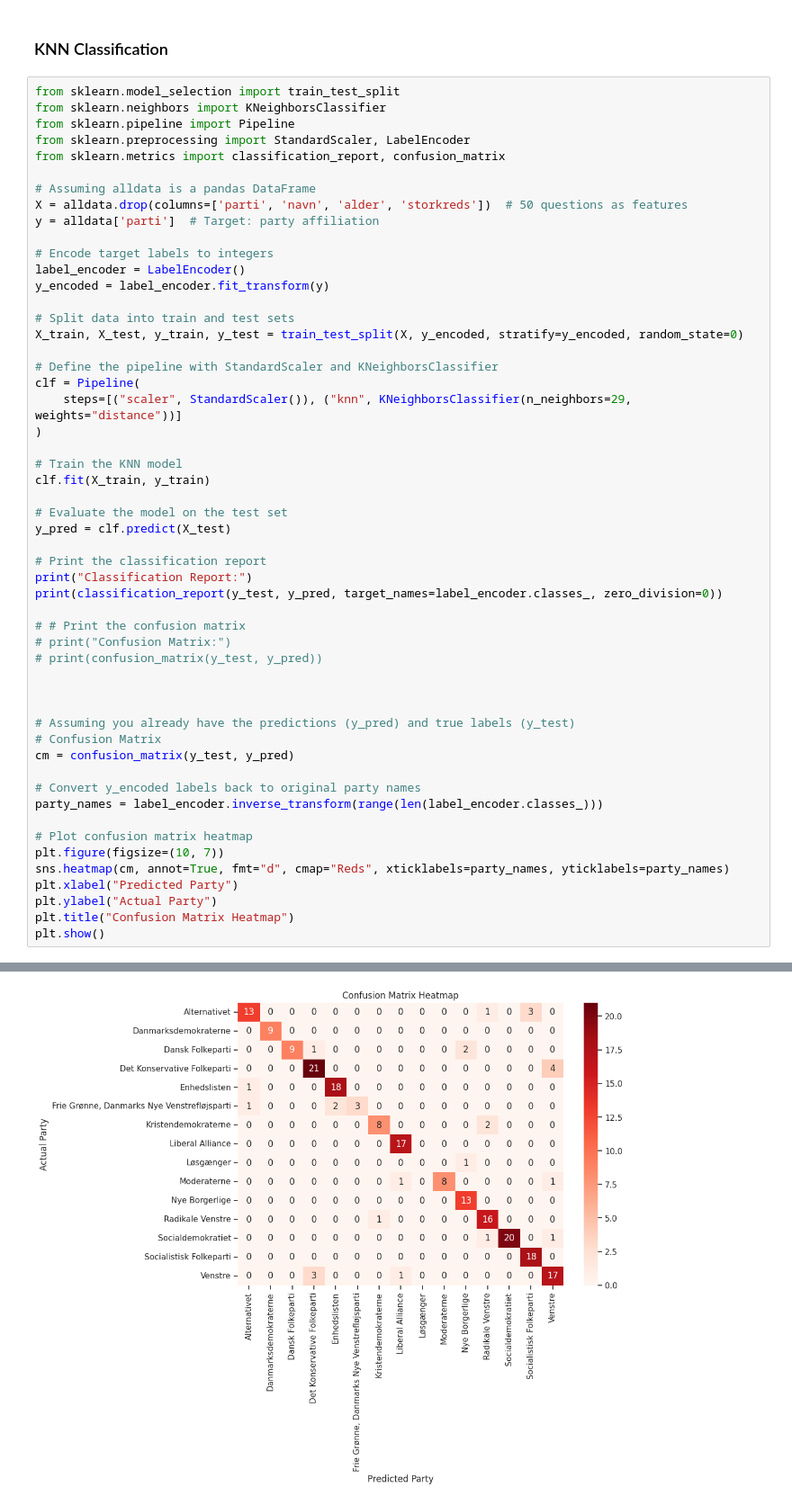
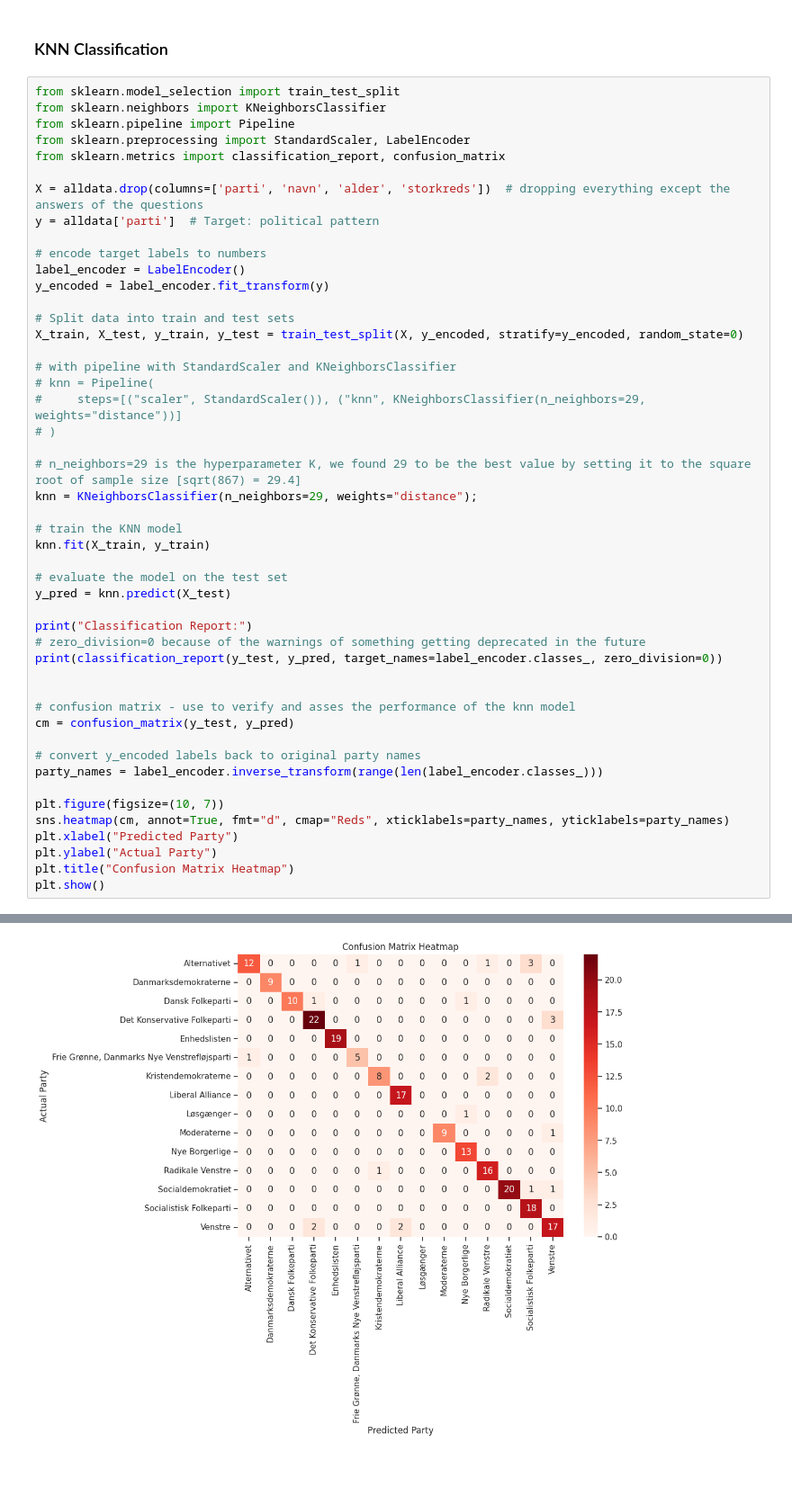
Before and after one commit to radoslavKiryazov/MAL, a Jupyter notebook: Assignment 2/2. Candidate Test 2022 I.ipynb, the cells around one changed output, grey strips where cells are left out. Shown at 90% size. Cells and saved outputs as stored; diff of their text form; blank space fills up the shorter version.

```diff
--- a/Assignment 2/2. Candidate Test 2022 I.ipynb
+++ b/Assignment 2/2. Candidate Test 2022 I.ipynb
@@ -316,46 +314,41 @@ from sklearn.pipeline import Pipeline
 from sklearn.preprocessing import StandardScaler, LabelEncoder
 from sklearn.metrics import classification_report, confusion_matrix
 
-# Assuming alldata is a pandas DataFrame
-X = alldata.drop(columns=['parti', 'navn', 'alder', 'storkreds'])  # 50 questions as features
-y = alldata['parti']  # Target: party affiliation
+X = alldata.drop(columns=['parti', 'navn', 'alder', 'storkreds'])  # dropping everything except the answers of the questions
+y = alldata['parti']  # Target: political pattern
 
-# Encode target labels to integers
+# encode target labels to numbers
 label_encoder = LabelEncoder()
 y_encoded = label_encoder.fit_transform(y)
 
 # Split data into train and test sets
 X_train, X_test, y_train, y_test = train_test_split(X, y_encoded, stratify=y_encoded, random_state=0)
 
-# Define the pipeline with StandardScaler and KNeighborsClassifier
-clf = Pipeline(
-    steps=[("scaler", StandardScaler()), ("knn", KNeighborsClassifier(n_neighbors=29, weights="distance"))]
-)
+# with pipeline with StandardScaler and KNeighborsClassifier
+# knn = Pipeline(
+#     steps=[("scaler", StandardScaler()), ("knn", KNeighborsClassifier(n_neighbors=29, weights="distance"))]
+# )
 
-# Train the KNN model
-clf.fit(X_train, y_train)
+# n_neighbors=29 is the hyperparameter K, we found 29 to be the best value by setting it to the square root of sample size [sqrt(867) = 29.4]
+knn = KNeighborsClassifier(n_neighbors=29, weights="distance");
 
-# Evaluate the model on the test set
-y_pred = clf.predict(X_test)
+# train the KNN model
+knn.fit(X_train, y_train)
 
-# Print the classification report
+# evaluate the model on the test set
+y_pred = knn.predict(X_test)
+
 print("Classification Report:")
+# zero_division=0 because of the warnings of something getting deprecated in the future
 print(classification_report(y_test, y_pred, target_names=label_encoder.classes_, zero_division=0))
 
-# # Print the confusion matrix
-# print("Confusion Matrix:")
-# print(confusion_matrix(y_test, y_pred))
 
-
-
-# Assuming you already have the predictions (y_pred) and true labels (y_test)
-# Confusion Matrix
+# confusion matrix - use to verify and asses the performance of the knn model
 cm = confusion_matrix(y_test, y_pred)
 
-# Convert y_encoded labels back to original party names
+# convert y_encoded labels back to original party names
 party_names = label_encoder.inverse_transform(range(len(label_encoder.classes_)))
 
-# Plot confusion matrix heatmap
 plt.figure(figsize=(10, 7))
 sns.heatmap(cm, annot=True, fmt="d", cmap="Reds", xticklabels=party_names, yticklabels=party_names)
 plt.xlabel("Predicted Party")
@@ -383 +389 @@ Frie Grønne, Danmarks Nye Venstrefløjsparti       1.00      0.50      0.67
-[figure, old version]
+[figure, new version]
```
Also changed, not shown: parts of 3 cells of this notebook.
